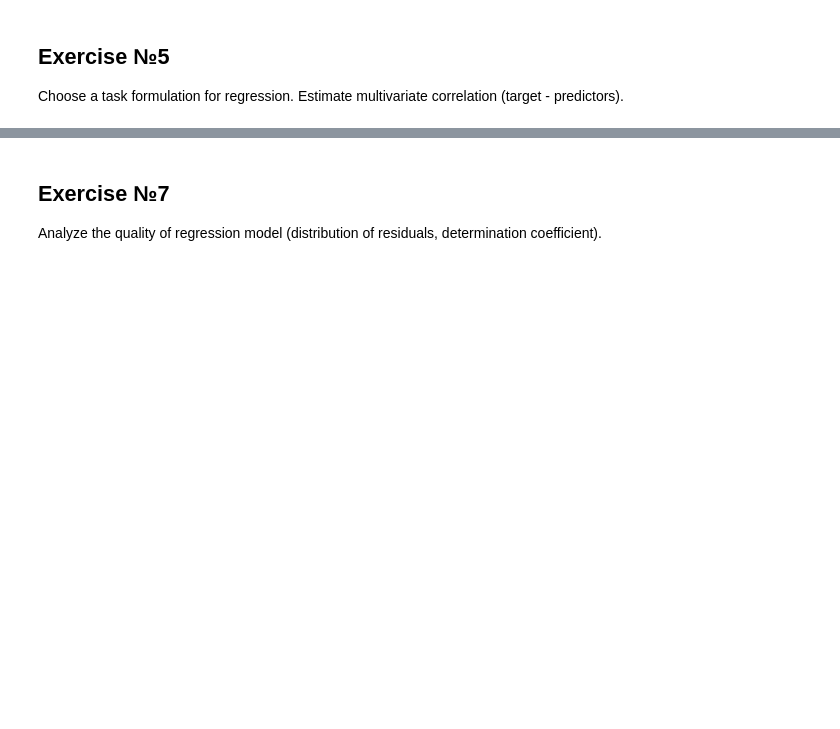
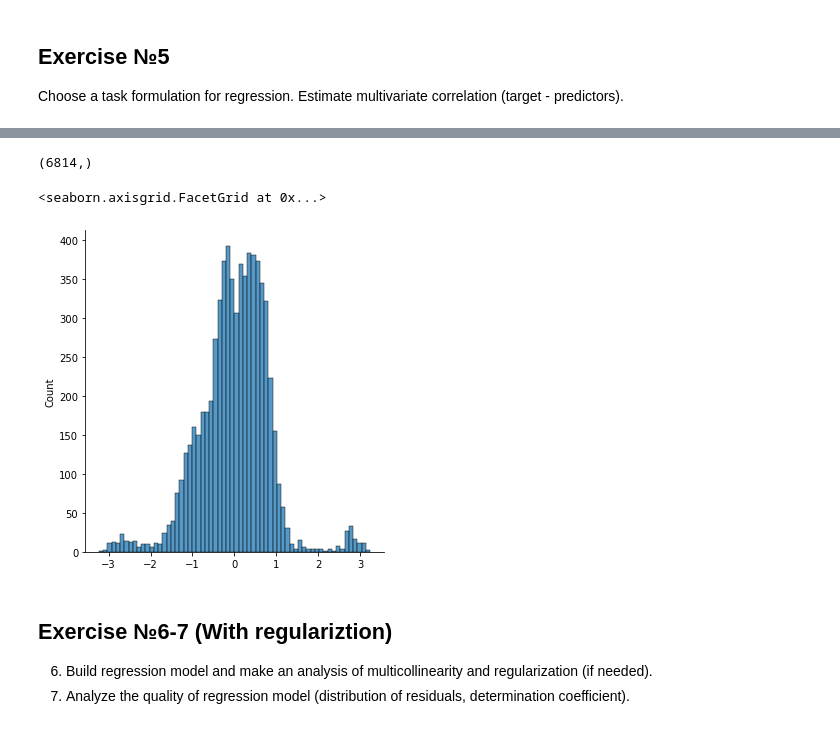
Before and after one commit to vandosik/M-M-MSA, a Jupyter notebook: Lab_2/lab_2.ipynb, the cells around one changed output, grey strips where cells are left out. Cells and saved outputs as stored; diff of their text form; code cells hidden in the pictures; blank space fills up the shorter version.

```diff
--- a/Lab_2/lab_2.ipynb
+++ b/Lab_2/lab_2.ipynb
@@ -104,3 +386,21 @@ Build regression model and make an analysis of multicollinearity and regularizat
+# %%
+# Highlight predictors
+X = subdataset[[ 'ElapsedTime', 'Accuracy', 'NumBlocks', 'Date']]
+# Allocate the target variable
+y = source_df[['Score']]
+X = pd.DataFrame(scaler.fit_transform(X))
+y_pred_all = reg.predict(X)
+y = pd.DataFrame(scaler.fit_transform(y))
+y1 = np.array(y)
+y2 = np.array(y_pred_all)
+print(y1[:,0].shape)
+y_diff = y1[:,0] - y2[:,0]
+sns.displot(y_diff, kde=False)
+# %% [output]
+(6814,)
+<seaborn.axisgrid.FacetGrid at 0x...>
+[figure, added]
 # %% [markdown]
-## Exercise №7
-Analyze the quality of regression model (distribution of residuals, determination coefficient).
+## Exercise №6-7 (With regulariztion)
+6. Build regression model and make an analysis of multicollinearity and regularization (if needed).
+7. Analyze the quality of regression model (distribution of residuals, determination coefficient).
```
Also changed, not shown: parts of 12 cells of this notebook.
